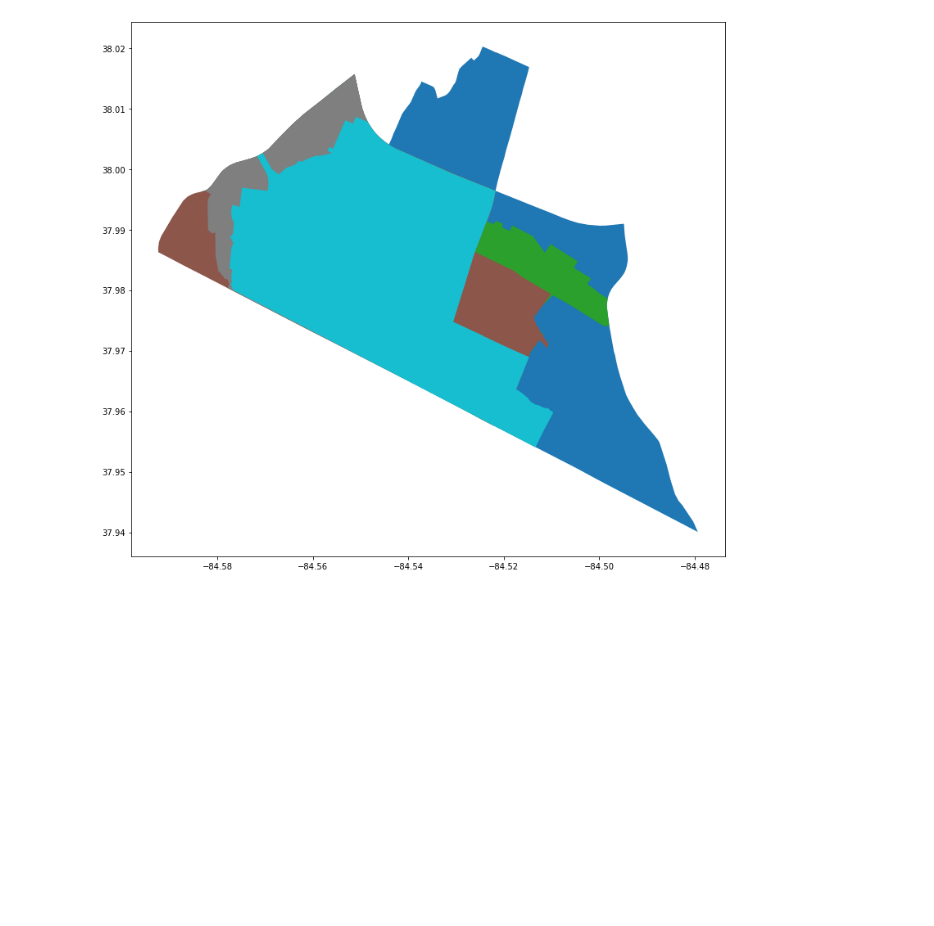
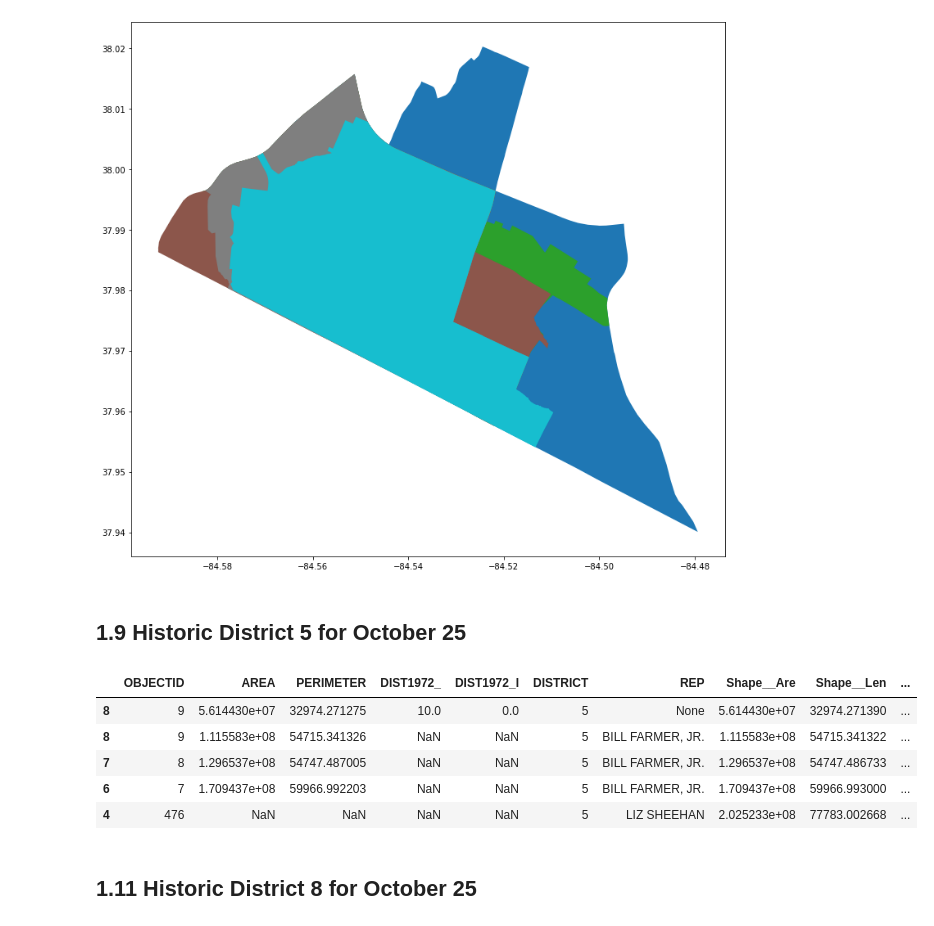
Before and after one commit to RealCaddish/lexington_districts, a Jupyter notebook: lexDistricts.ipynb, the cells around one changed output. Saved outputs shown, nothing was run; the diff lists cells and outputs as text; code cells hidden in the pictures; blank space fills up the shorter version.

Commit message:
adding images for District 4 and 9, updates to python notebook that created district 5 and 8 historic boundaries

```diff
--- a/lexDistricts.ipynb
+++ b/lexDistricts.ipynb
@@ -550,3 +558,16 @@ district9.plot(column='year')
 [figure]
 # %%
 district9.to_file('data/clean_data/district_9_historic_districts')
+# %% [markdown]
+## 1.9 Historic District 5 for October 25
+# %%
+district5 = district_merge3[district_merge3['DISTRICT'] == 5]
+# %%
+district5.head()
+# %% [output]
+|  | OBJECTID | AREA | PERIMETER | DIST1972_ | DIST1972_I | DISTRICT | REP | Shape__Are | Shape__Len | ... |
+| 8 | 9 | 5.614430e+07 | 32974.271275 | 10.0 | 0.0 | 5 | None | 5.614430e+07 | 32974.271390 | ... |
+| 8 | 9 | 1.115583e+08 | 54715.341326 | NaN | NaN | 5 | BILL FARMER, JR. | 1.115583e+08 | 54715.341322 | ... |
+| 7 | 8 | 1.296537e+08 | 54747.487005 | NaN | NaN | 5 | BILL FARMER, JR. | 1.296537e+08 | 54747.486733 | ... |
+| 6 | 7 | 1.709437e+08 | 59966.992203 | NaN | NaN | 5 | BILL FARMER, JR. | 1.709437e+08 | 59966.993000 | ... |
+| 4 | 476 | NaN | NaN | NaN | NaN | 5 | LIZ SHEEHAN | 2.025233e+08 | 77783.002668 | ... |
@@ -552,0 +576,2 @@ district9.to_file('data/clean_data/district_9_historic_districts')
+# %% [markdown]
+## 1.11 Historic District 8 for October 25
```
Also changed, not shown: parts of 5 cells of this notebook, 28 other files.
